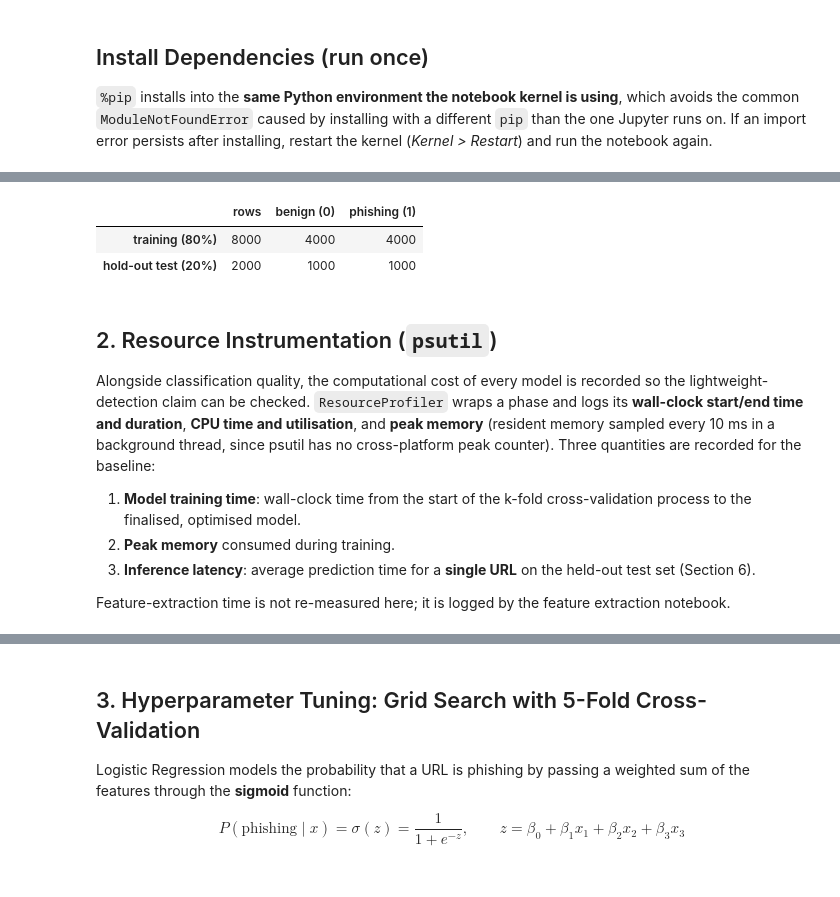
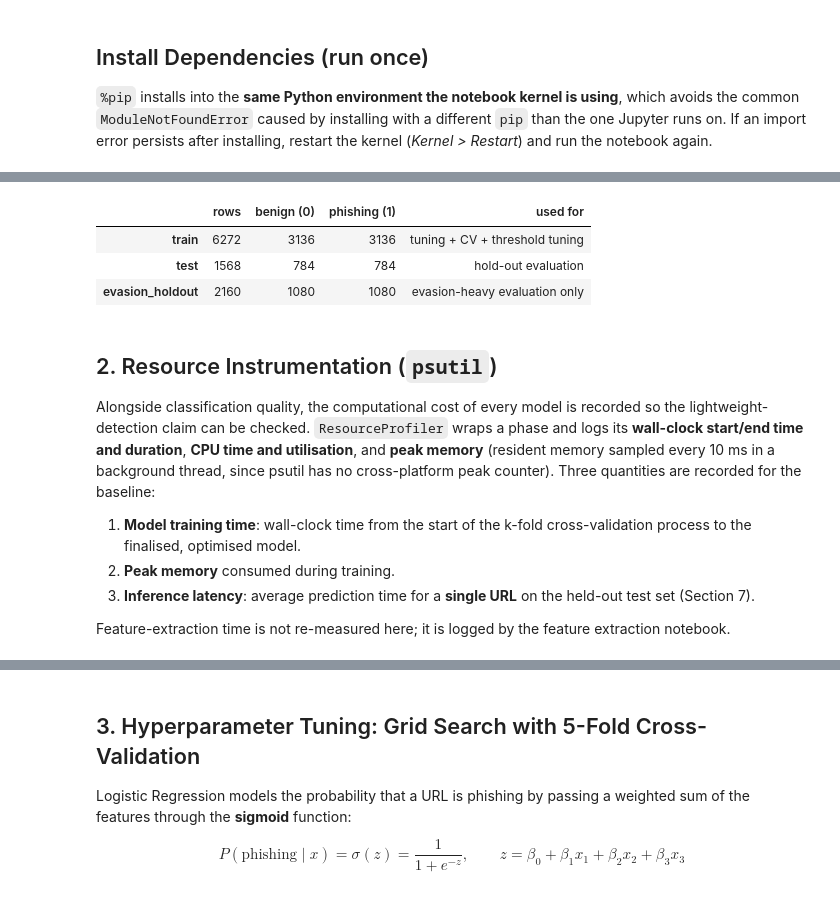
Before and after one commit to WendelLeander/PhishEvade, a Jupyter notebook: Modules/6_baseline_logistic_regression.ipynb, the cells around one changed output, grey strips where cells are left out. Cells and saved outputs as stored; diff of their text form; code cells hidden in the pictures.

```diff
--- a/Modules/6_baseline_logistic_regression.ipynb
+++ b/Modules/6_baseline_logistic_regression.ipynb
@@ -102,20 +104,26 @@ The dataset is divided **80 % training / 20 % testing**. The split is **stratifi
 # %%
-train_idx, test_idx = train_test_split(
-    np.arange(len(y_all)), test_size=TEST_SIZE, stratify=y_all, random_state=RANDOM_SEED)
+split_col = data["split"].to_numpy()
+train_idx   = np.flatnonzero(split_col == "train")
+test_idx    = np.flatnonzero(split_col == "test")
+holdout_idx = np.flatnonzero(split_col == "evasion_holdout")
 
-X_train, y_train = X_all[train_idx], y_all[train_idx]
-X_test,  y_test  = X_all[test_idx],  y_all[test_idx]
+X_train, y_train     = X_all[train_idx],   y_all[train_idx]
+X_test,  y_test      = X_all[test_idx],    y_all[test_idx]
+X_holdout, y_holdout = X_all[holdout_idx], y_all[holdout_idx]
+assert not (set(train_idx) & set(test_idx)) and not (set(train_idx) & set(holdout_idx)) and not (set(test_idx) & set(holdout_idx))
 
 split_summary = pd.DataFrame({
-    "rows":      [len(y_train), len(y_test)],
-    "benign (0)":   [int((y_train == 0).sum()), int((y_test == 0).sum())],
-    "phishing (1)": [int((y_train == 1).sum()), int((y_test == 1).sum())],
-}, index=["training (80%)", "hold-out test (20%)"])
+    "rows":         [len(y_train), len(y_test), len(y_holdout)],
+    "benign (0)":   [int((y_train == 0).sum()), int((y_test == 0).sum()), int((y_holdout == 0).sum())],
+    "phishing (1)": [int((y_train == 1).sum()), int((y_test == 1).sum()), int((y_holdout == 1).sum())],
+    "used for":     ["tuning + CV + threshold tuning", "hold-out evaluation", "evasion-heavy evaluation only"],
+}, index=["train", "test", "evasion_holdout"])
 split_summary
 # %% [output]
-|  | rows | benign (0) | phishing (1) |
-| training (80%) | 8000 | 4000 | 4000 |
-| hold-out test (20%) | 2000 | 1000 | 1000 |
+|  | rows | benign (0) | phishing (1) | used for |
+| train | 6272 | 3136 | 3136 | tuning + CV + threshold tuning |
+| test | 1568 | 784 | 784 | hold-out evaluation |
+| evasion_holdout | 2160 | 1080 | 1080 | evasion-heavy evaluation only |
 # %% [markdown]
 ## 2. Resource Instrumentation (`psutil`)
 
@@ -123,7 +131,7 @@ Alongside classification quality, the computational cost of every model is recor
 
 1. **Model training time**: wall-clock time from the start of the k-fold cross-validation process to the finalised, optimised model.
 2. **Peak memory** consumed during training.
-3. **Inference latency**: average prediction time for a **single URL** on the held-out test set (Section 6).
+3. **Inference latency**: average prediction time for a **single URL** on the held-out test set (Section 7).
 
 Feature-extraction time is not re-measured here; it is logged by the feature extraction notebook.
 # %%
```
Also changed, not shown: parts of 23 cells of this notebook.
